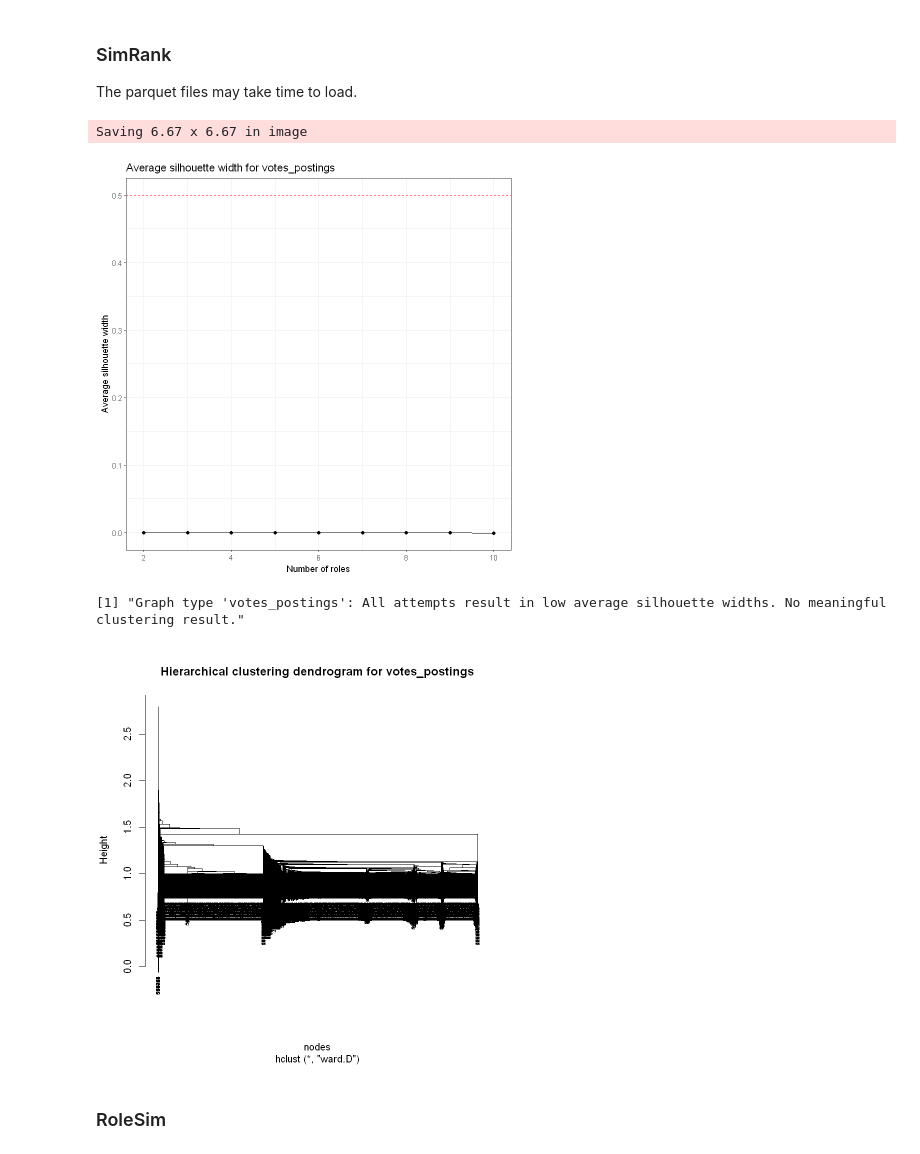
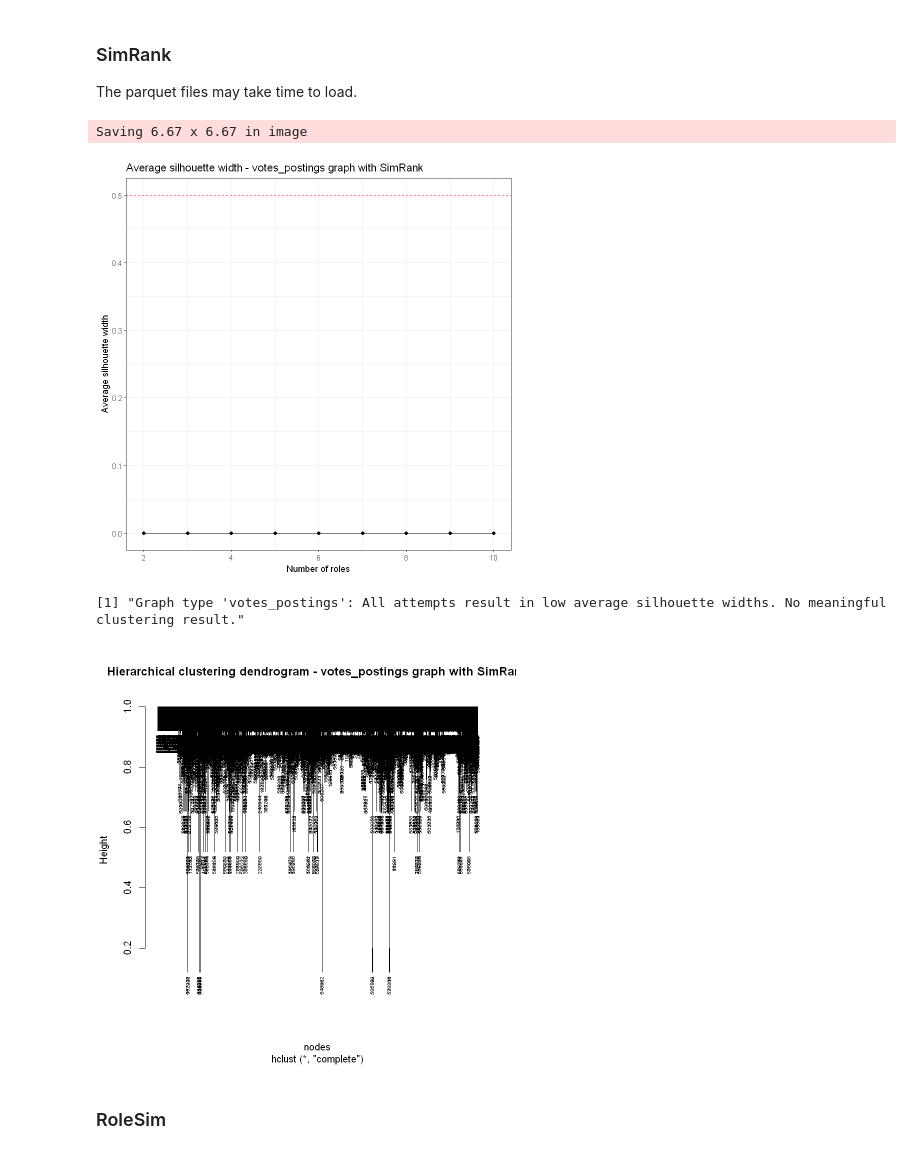
Before and after one commit to babiyivan/network-role-mining, a Jupyter notebook: clustering.ipynb, the cells around one changed output. Drawn from its saved outputs; the diff is of its cells as text; code cells hidden in the pictures.

Commit message:
update plot titles

```diff
--- a/clustering.ipynb
+++ b/clustering.ipynb
@@ -42,11 +42,13 @@ The following object is masked from 'package:utils':
 # %% [markdown]
 ### Function to find optimal cluster (role) number
 # %%
-clustering <- function(sims, type, algo, n=0) {
+clustering <- function(sims, type, algo, method="ward.D", n=0) {
 
   #' @param sims list of (dis)similarity matrices
   #' @param type graph names, for outputing results, for output naming purpose
   #' @param algo character of equivalence algorithm name, for output naming purpose
+  #' @param method character of hierarchical clustering method
+  #' #param n graph size used, for output naming purpose. If 0, it will be determined by node number in similarity matrix
   #'
   #' @return nested list of clustering results when meaningful clustering is obtained
   #'         - type (e.g. replies, votes, follows) as list name
@@ -65,14 +67,14 @@ clustering <- function(sims, type, algo, n=0) {
     sim <- sims[[type]]
 
     # adjust for structural equivalence due to different output format from sna package
-    if (algo=="structural") {
-      membership <- data.frame(node_id=sim$cluster$plabels)
+    if (algo=="Structural") {
+      membership <- data.frame(name=sim$cluster$plabels)
       dist <- as.dist(sim$dist)
       res_hc <- sim$cluster$cluster
     } else {
-      membership <- data.frame(node_id=colnames(sims[[1]]))
-      dist <- as.dist(if (algo == "rolesim") sim else 1 - sim)
-      res_hc <- hclust(dist, method="ward.D")
+      membership <- data.frame(name=colnames(sims[[1]]))
+      dist <- as.dist(if (algo == "RoleSim") sim else 1 - sim)
+      res_hc <- hclust(dist, method=method)
     }
 
     k <- c(2:10)
@@ -93,7 +95,7 @@ clustering <- function(sims, type, algo, n=0) {
           geom_point() +
           geom_hline(yintercept=0.5, linetype = "dashed", colour = "red")+
           labs(
-            title = paste("Average silhouette width for", type),
+            title = paste("Average silhouette width -", type, "graph with", algo),
             x = "Number of roles",
             y = "Average silhouette width") +
           theme_bw()
@@ -101,14 +103,14 @@ clustering <- function(sims, type, algo, n=0) {
     ggsave(paste0("results/",algo,"/",algo,"-",n,"-",type,"-silhouette.png"))
     print(p)
 
-    plot(res_hc, main=paste("Hierarchical clustering dendrogram for", type), xlab="nodes", cex=0.5)
+    plot(res_hc, main=paste("Hierarchical clustering dendrogram -", type, "graph with", algo), xlab="nodes", cex=0.5)
 
     if (max(width_hc) > 0.4){
       rolelist <- cutree(res_hc, k = optimk)
       rect.hclust(res_hc, k=optimk, border=1:optimk, cluster=rolelist)
       print(paste0("Graph type '", type, "': Best average silhouette width at cluster number k=", optimk))
 
-      if (algo=="structural") {
+      if (algo=="Structural") {
         assignment <- data.frame(name = sim$cluster$plabels,
                                role = rolelist)
       } else {
@@ -150,10 +152,10 @@ sims <- list()
 n_struct<- 253
 
 for (type in types) {
-  structoutput <- readRDS(paste0("results/structural/struct-",n_struct,"-",type,".rds"))
+  structoutput <- readRDS(paste0("results/structural/struct-",n_struct,"-",type,"-complete.rds"))
   sims[[type]] <- structoutput
 }
 
-clustering(sims, types, "structural", n_struct)
+clustering(sims, types, "Structural", n_struct, method="complete")
 # %% [output]
 Saving 6.67 x 6.67 in image
@@ -182,20 +184,20 @@ The parquet files may take time to load.
 # %%
 # types <- c("postings_replies", "votes_postings_unweighted", "votes_postings")
 types <- c("votes_postings")
 sims <- list()
 
 for (type in types) {
   # sims[[type]] <- read_parquet(paste0("results/simrank/sr_",type,".parquet"))
   sims[[type]] <- read_parquet("C:/tmp/equivalence-based-network-role-mining/results/simrank/sr_votes_postings.parquet")
   sims[[type]] <- sims[[type]] %>% select(-last_col())
 }
 
-clustering(sims, types, "simrank")
+clustering(sims, types, "SimRank", method="complete")
 # %% [output]
 Saving 6.67 x 6.67 in image
-[figure, old version]
+[figure, new version]
 [1] "Graph type 'votes_postings': All attempts result in low average silhouette widths. No meaningful clustering result."
-[figure, old version]
+[figure, new version]
 # %% [markdown]
 ### RoleSim
 # %%
```
Also changed, not shown: parts of 4 cells of this notebook, 1 other file.
